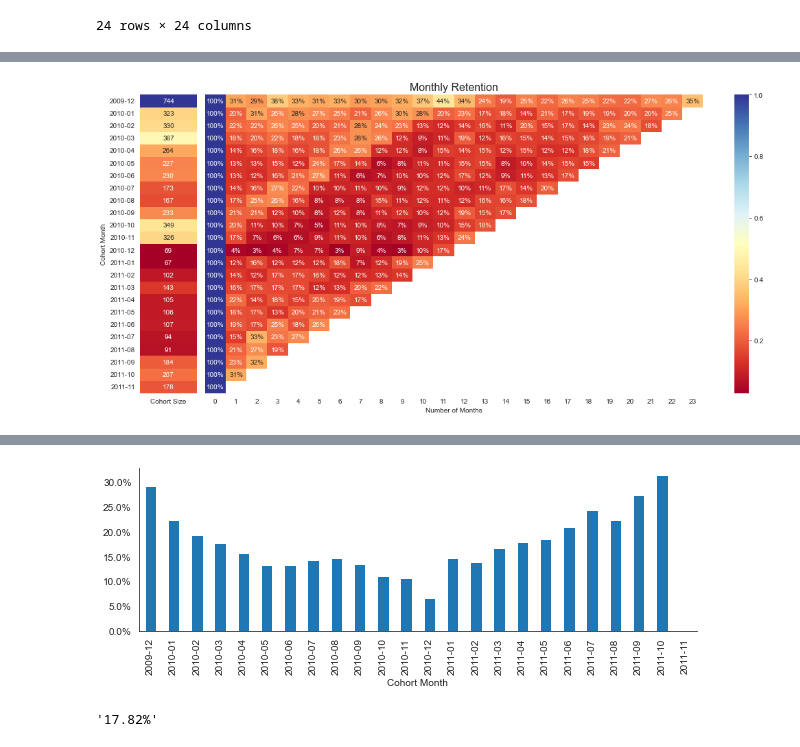
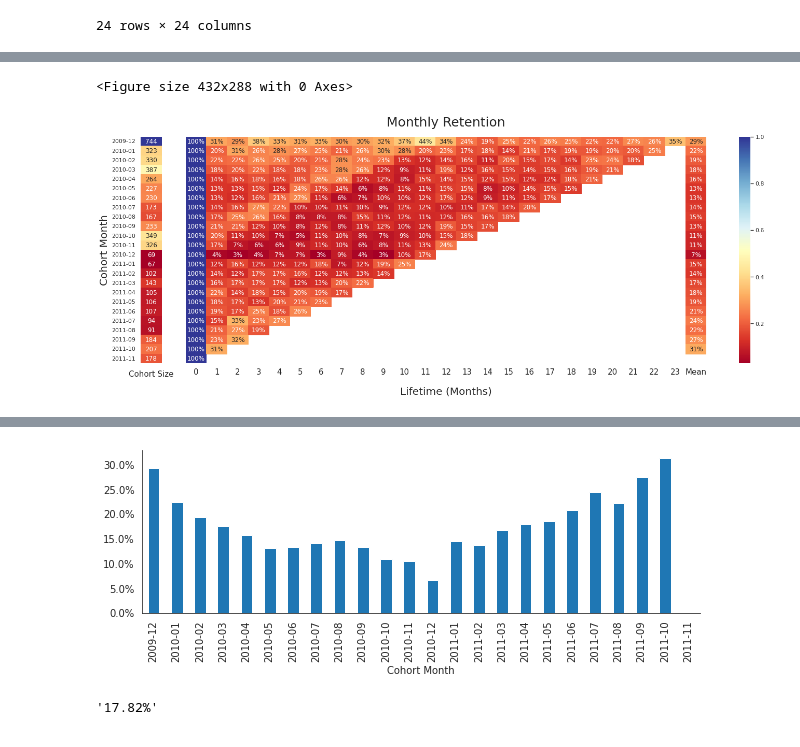
Before and after one commit to aaronroggia/portfolio, a Jupyter notebook: Cohort Analysis of Retention.ipynb, the cells around one changed output, grey strips where cells are left out. Cells and saved outputs as stored; diff of their text form; code cells hidden in the pictures.

```diff
--- a/Cohort Analysis of Retention.ipynb
+++ b/Cohort Analysis of Retention.ipynb
@@ -779,3 +778,6 @@ retention_matrix_m.applymap('{:,.1%}'.format)
 | 2011-10 | 100.0% | 31.4% | nan% | nan% | nan% | nan% | nan% | nan% | nan% | nan% | ... |
 | 2011-11 | 100.0% | nan% | nan% | nan% | nan% | nan% | nan% | nan% | nan% | nan% | ... |
 24 rows × 24 columns
+# %%
+retention_matrix_m.rename(columns={'mean': 'Mean'}, inplace=True)
+retention_matrix_m
@@ -782,18 +804,29 @@ retention_matrix_m.applymap('{:,.1%}'.format)
 # %%
 #Create a heatmap of retention rates
-#Add a column with cohort size
+
+#Set the style
 sns.set_style('white')
-fig, ax = plt.subplots(1, 2, figsize=(15, 7), sharey=True, gridspec_kw={'width_ratios': [1, 11]})
+sns.despine()
+
+fig, ax = plt.subplots(1, 2, figsize=(20, 7), sharey=True, gridspec_kw={'width_ratios': [.5, 15]})
 sns.heatmap(retention_matrix_m, mask=retention_matrix_m.isnull(), annot=True, fmt='.0%', cmap='RdYlBu', ax=ax[1])
 
-ax[1].set_title('Monthly Retention', fontsize=16)
-ax[1].set(xlabel='Number of Months', ylabel='')
-
+#Add a column with cohort size
 cohort_size_df_m = pd.DataFrame(cohort_size_m).rename(columns={0: 'Cohort Size'})
 sns.heatmap(cohort_size_df_m, annot=True, cbar=False, fmt='g', ax=ax[0], cmap='RdYlBu')
 fig.tight_layout()
+
+#Set labels
+plt.xlabel("Lifetime (Months)", size=20, labelpad=20)
+plt.ylabel("", size=0, labelpad=0)
+ax[0].set_ylabel('Cohort Month', fontsize=20)
+ax[0].set_xlabel('Cohort Size', fontsize=15)
+ax[0].set_xticklabels('', fontsize=0)
+plt.title("Monthly Retention", size=25, pad=20)
+plt.tick_params(axis='both', which='major', labelsize=15)
 # %% [output]
+<Figure size 432x288 with 0 Axes>
-[figure, old version]
+[figure, new version]
 # %%
 #Get the Average retention rate for each cohort, excluding the first month when customers are new.
 retention_ave_m = retention_matrix_m
@@ -824,7 +857,7 @@ retention_ave_m['mean'].plot.bar(figsize=(10, 3))
 plt.gca().yaxis.set_major_formatter(mtick.PercentFormatter(xmax=1.0))
 sns.despine()
 # %% [output]
-[figure, old version]
+[figure, new version]
 # %%
 #Get the average retention rate of all cohorts
 '{:.2%}'.format(retention_ave_m['mean'].mean())
```
Also changed, not shown: parts of 27 cells of this notebook, 1 other file.
